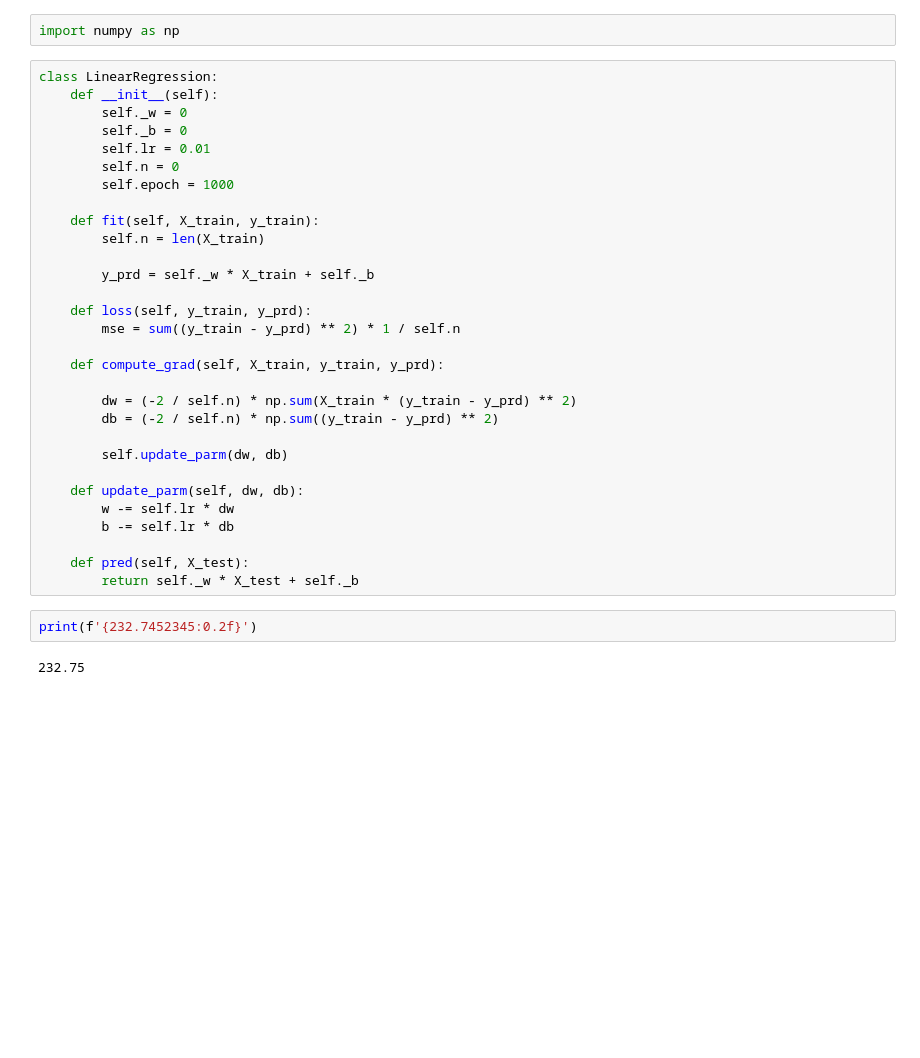
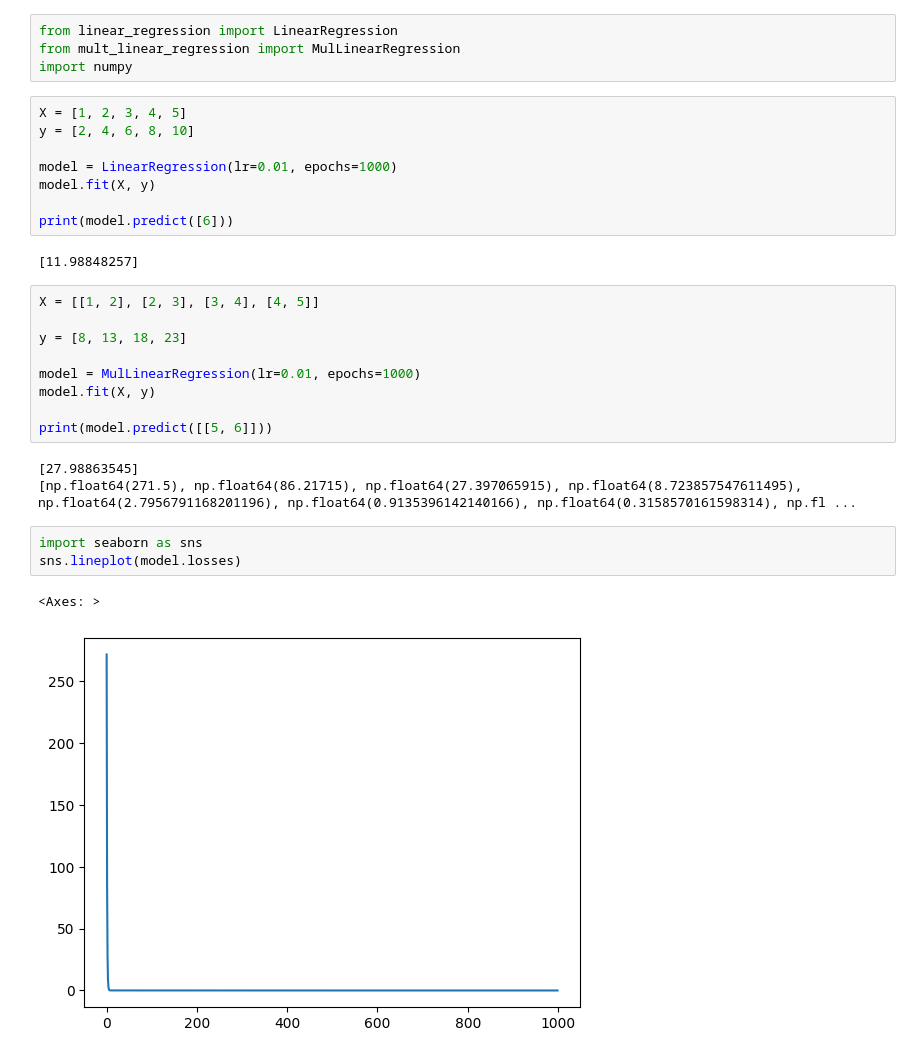
Before and after one commit to ysfa7md/ml-from-scratch, a Jupyter notebook: linear_reg/tst.ipynb, the cells around one changed output. Cells and saved outputs as stored; diff of their text form; blank space fills up the shorter version.

```diff
--- a/linear_reg/tst.ipynb
+++ b/linear_reg/tst.ipynb
@@ -1,36 +1,32 @@
 # %%
-import numpy as np
+from linear_regression import LinearRegression
+from mult_linear_regression import MulLinearRegression
+import numpy
 # %%
-class LinearRegression:
-    def __init__(self):
-        self._w = 0
-        self._b = 0
-        self.lr = 0.01
-        self.n = 0
-        self.epoch = 1000
+X = [1, 2, 3, 4, 5]
+y = [2, 4, 6, 8, 10]
 
-    def fit(self, X_train, y_train):
-        self.n = len(X_train)
+model = LinearRegression(lr=0.01, epochs=1000)
+model.fit(X, y)
 
-        y_prd = self._w * X_train + self._b
-
-    def loss(self, y_train, y_prd):
-        mse = sum((y_train - y_prd) ** 2) * 1 / self.n
-
-    def compute_grad(self, X_train, y_train, y_prd):
-
-        dw = (-2 / self.n) * np.sum(X_train * (y_train - y_prd) ** 2)
-        db = (-2 / self.n) * np.sum((y_train - y_prd) ** 2)
-
-        self.update_parm(dw, db)
-
-    def update_parm(self, dw, db):
-        w -= self.lr * dw
-        b -= self.lr * db
-
-    def pred(self, X_test):
-        return self._w * X_test + self._b
+print(model.predict([6]))
+# %% [output]
+[11.98848257]
 # %%
-print(f'{232.7452345:0.2f}')
+X = [[1, 2], [2, 3], [3, 4], [4, 5]]
+
+y = [8, 13, 18, 23]
+
+model = MulLinearRegression(lr=0.01, epochs=1000)
+model.fit(X, y)
+
+print(model.predict([[5, 6]]))
 # %% [output]
-232.75
+[27.98863545]
+[np.float64(271.5), np.float64(86.21715), np.float64(27.397065915), np.float64(8.723857547611495), np.float64(2.7956791168201196), np.float64(0.9135396142140166), np.float64(0.3158570161598314), np.fl ...
+# %%
+import seaborn as sns
+sns.lineplot(model.losses)
+# %% [output]
+<Axes: >
+[figure, added]
```
Also changed, not shown: 2 other files.
